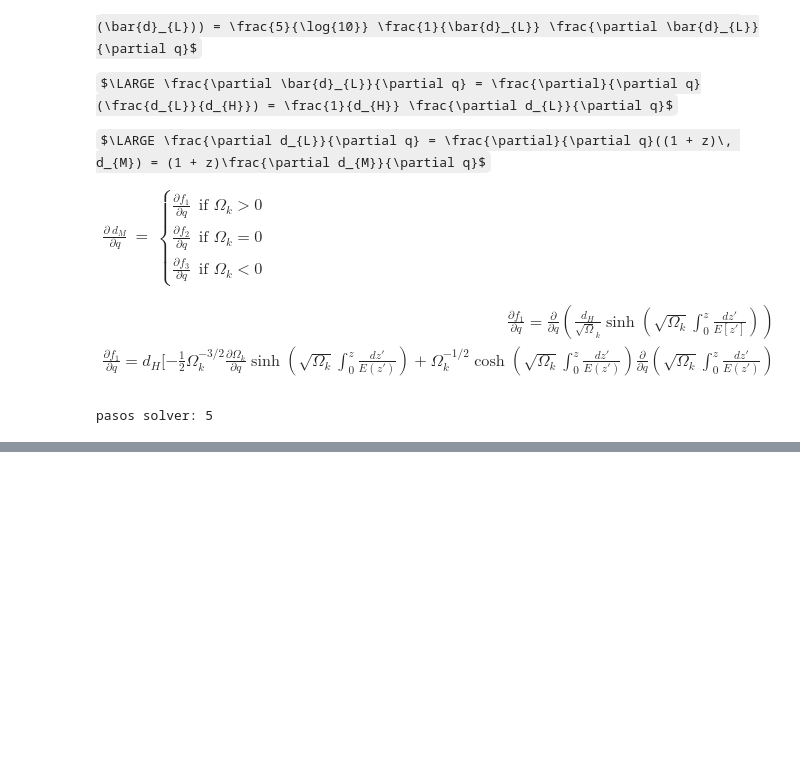
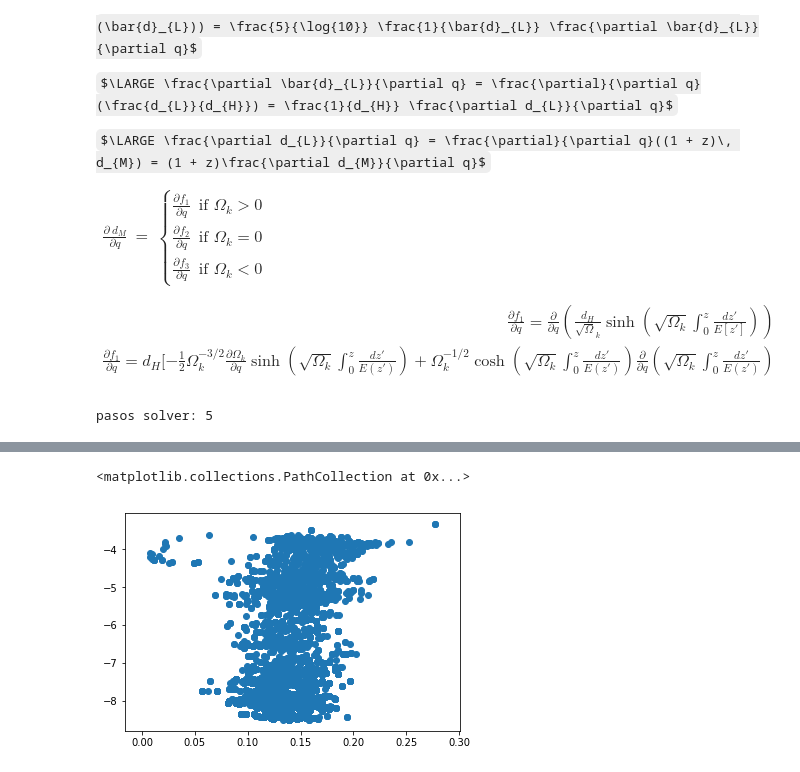
Before and after one commit to fluowhy/MCMC-methods, a Jupyter notebook: mcmc_hmc.ipynb, the cells around one changed output, grey strips where cells are left out. Cells and saved outputs as stored; diff of their text form; code cells hidden in the pictures; some formulas as TeX source; blank space fills up the shorter version.

```diff
--- a/mcmc_hmc.ipynb
+++ b/mcmc_hmc.ipynb
@@ -364,0 +419,5 @@ g.triangle_plot([samples], filled=True)
+# %%
+plt.scatter(R[0]['ol'], R[0]['w'])
+# %% [output]
+<matplotlib.collections.PathCollection at 0x...>
+[figure, added]
```
Also changed, not shown: parts of 17 cells of this notebook.
